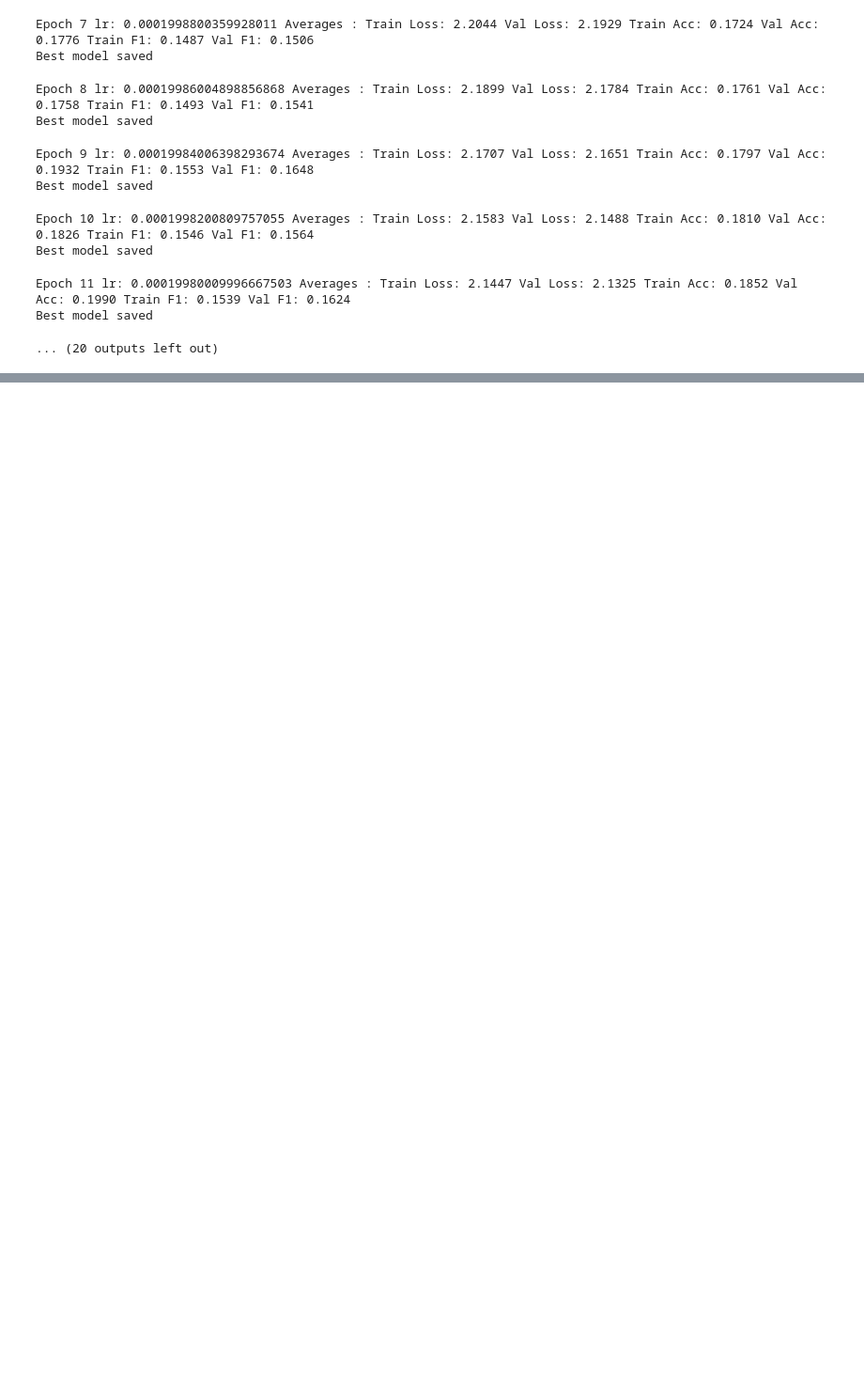
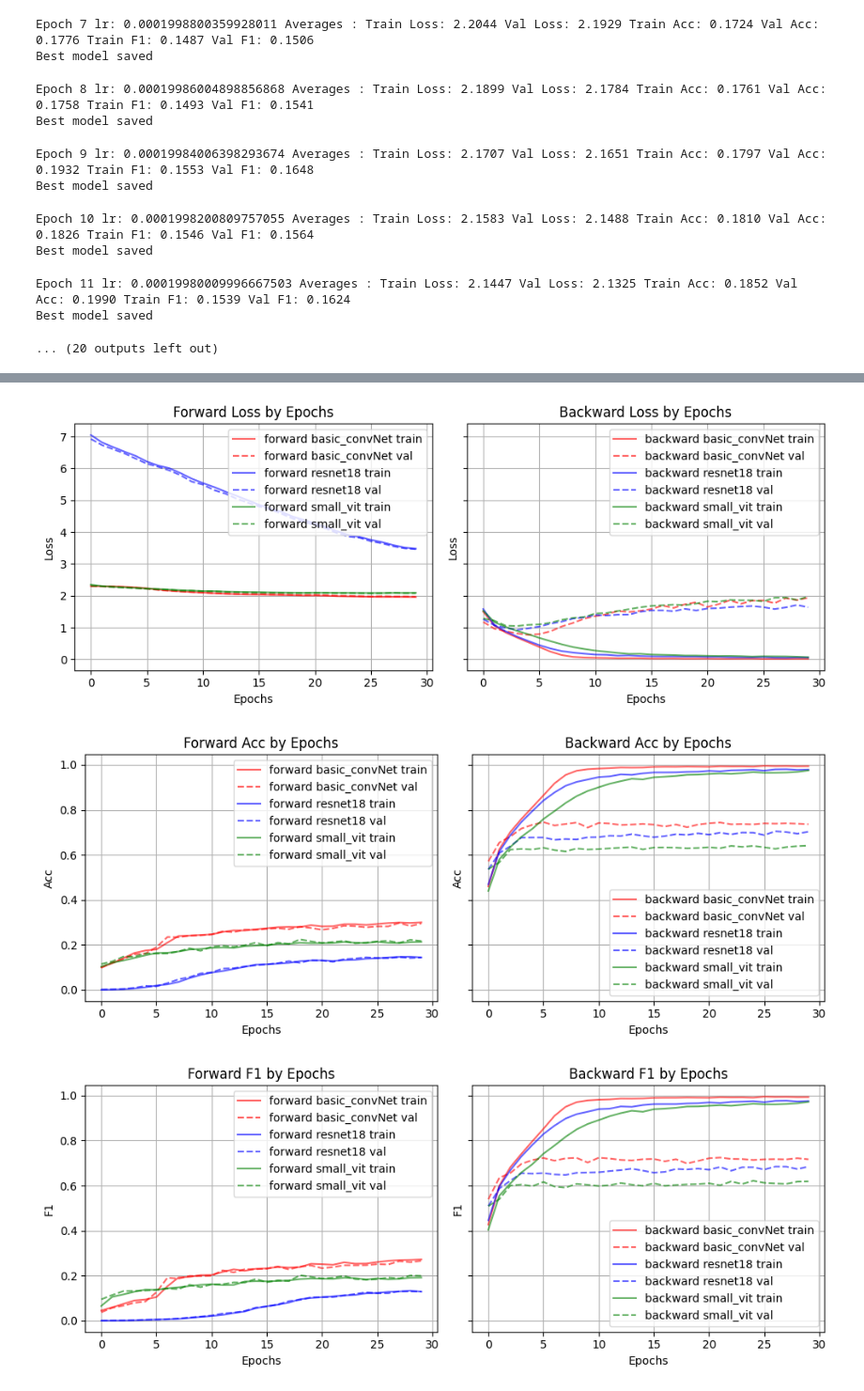
Before and after one commit to AliE02/Opti-Project, a Jupyter notebook: src/vision_experiments/Vision_experiments.ipynb, the cells around one changed output, grey strips where cells are left out. Shown at 94% size. Cells and saved outputs as stored; diff of their text form; code cells hidden in the pictures; blank space fills up the shorter version.

```diff
--- a/src/vision_experiments/Vision_experiments.ipynb
+++ b/src/vision_experiments/Vision_experiments.ipynb
@@ -415,0 +490,6 @@ Best model saved
+# %%
+plot_comparison(train_run_epochs, run_path_forward.keys(),val_run_epochs)
+# %% [output]
+[figure, added]
+[figure, added]
+[figure, added]
```
Also changed, not shown: parts of 13 cells of this notebook, 4 other files.
